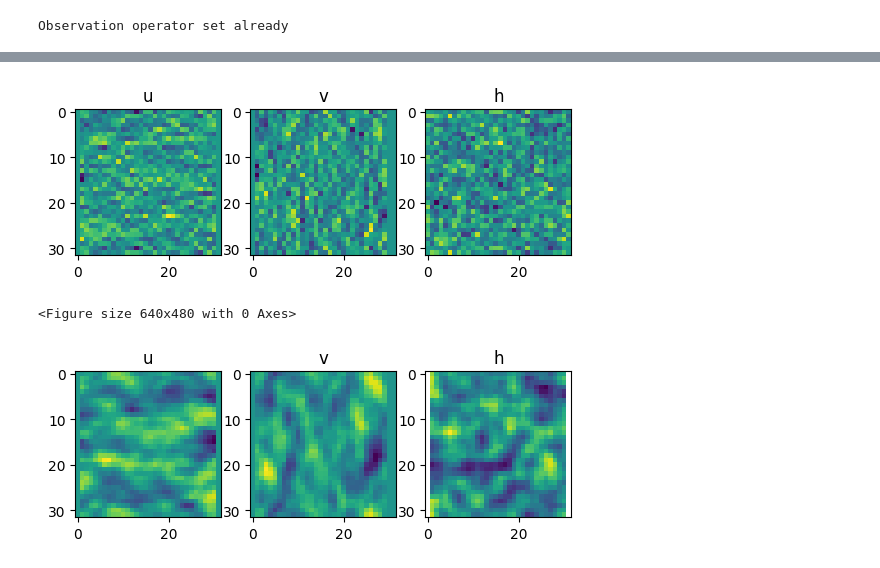
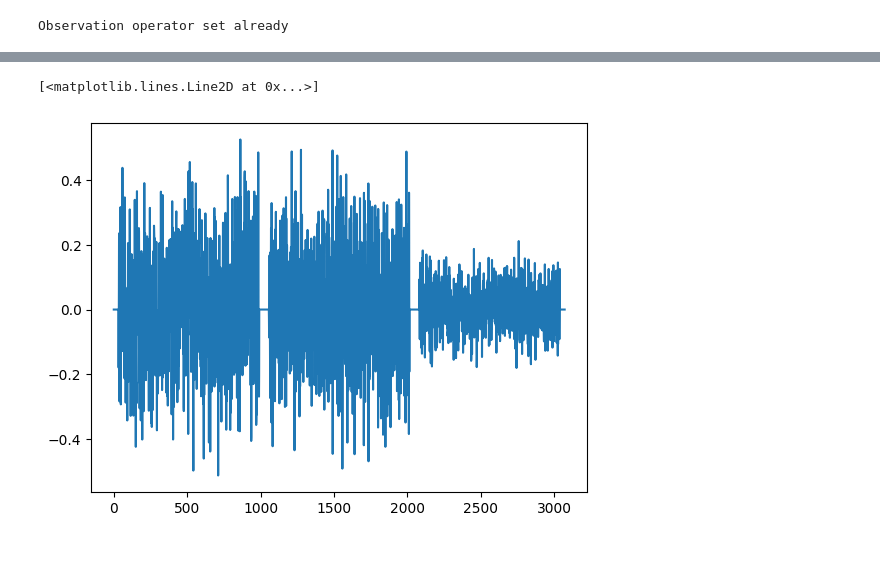
Before and after one commit to VTrappler/DA_PoC, a Jupyter notebook: notebooks/shallow_DA.ipynb, the cells around one changed output, grey strips where cells are left out. Drawn from its saved outputs; the diff is of its cells as text; code cells hidden in the pictures.

```diff
--- a/notebooks/shallow_DA.ipynb
+++ b/notebooks/shallow_DA.ipynb
@@ -39,11 +41,11 @@ numerical_model_sw = NumericalModel(state_dimension, obs_dimension)
 background = np.zeros(state_dimension)
 background[swmodel.slice_h] = swmodel.depth
 numerical_model_sw.background = background
-numerical_model_sw.background_error_cov_inv = np.eye(state_dimension)
+numerical_model_sw.background_error_cov_inv = 20 * np.eye(state_dimension)
 numerical_model_sw.set_observation_operator(obs_operator)
 def remove_nan(array):
     return np.where(np.isnan(array), 0, array)
-numerical_model_sw.set_forward(lambda x: remove_nan(swmodel.forward(x, n_steps=window)))
+numerical_model_sw.set_forward(lambda x: remove_nan(swmodel.forward(x, n_steps=window, pbar=False)))
 numerical_model_sw.set_tangent_linear(
     lambda x: np.asarray(swmodel.forward_TLM(x, n_steps=window)[0])
 )
@@ -70,5 +72,5 @@ array([  0.      ,  97.40212 , 101.207344, ..., 100.86084 ,  97.593506,
          0.      ], dtype=float32)
 # %%
-noisy_obs = true_obs +  0.01*np.random.normal(loc=0, scale=0.1, size=true_obs.shape)
+noisy_obs = true_obs +  np.random.normal(loc=0, scale=0.1, size=true_obs.shape)
 # %%
 numerical_model_sw.set_obs(noisy_obs)
@@ -95,13 +81,0 @@ True
-# %%
-swmodel.plot_state_imshow(x0_t)
-swmodel.plot_state_imshow(new_state)
-plt.figure()
-for _ in range(50):
-    new_state = numerical_model_sw.forward_no_obs(new_state)
-
-plt.figure()
-swmodel.plot_state_imshow(new_state)
-# %% [output]
-[figure, removed]
-<Figure size 640x480 with 0 Axes>
-[figure, removed]
@@ -107,0 +85,7 @@ swmodel.plot_state_imshow(new_state)
+# %%
+cost = numerical_model_sw.cost_function(x0_t)
+grad = numerical_model_sw.gradient(x0_t)
+plt.plot(grad)
+# %% [output]
+[<matplotlib.lines.Line2D at 0x...>]
+[figure, added]
```
Also changed, not shown: parts of 25 cells of this notebook, 2 other files.
